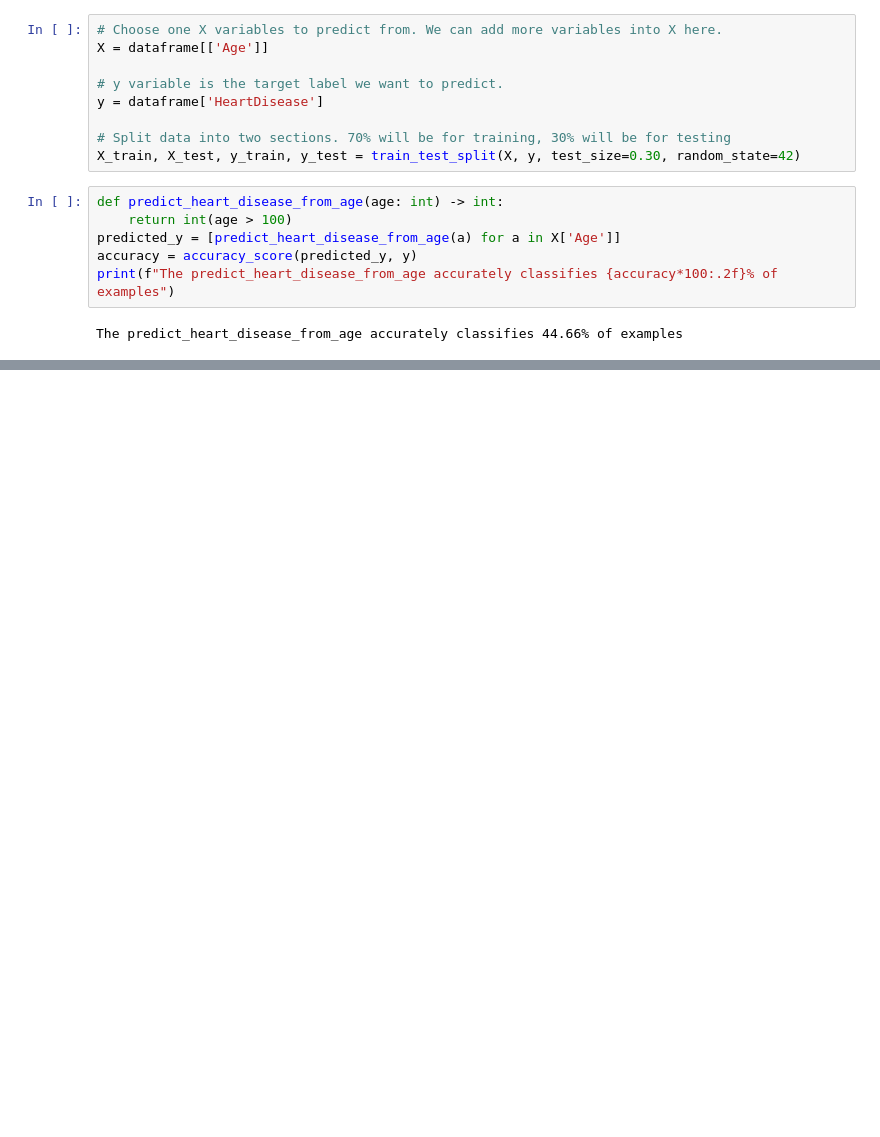
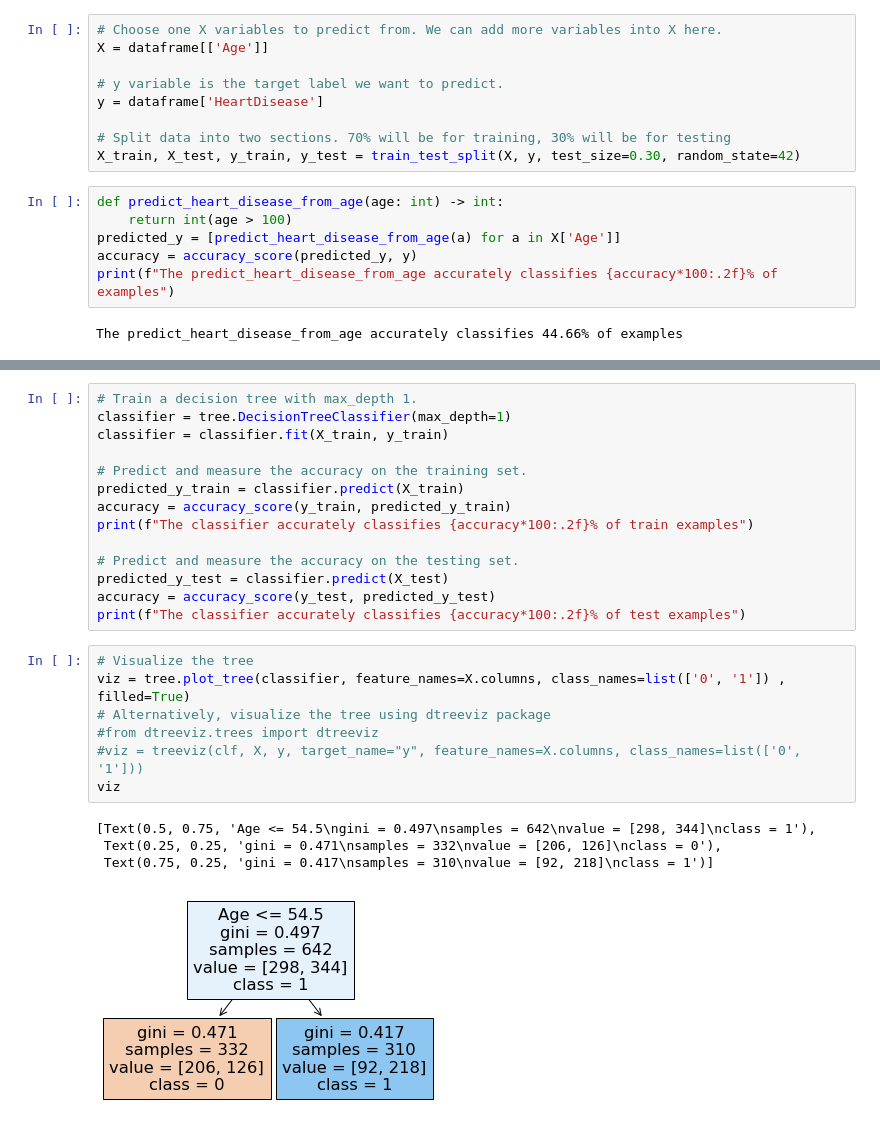
Before and after one commit to Azwadd/CS_59866, a Jupyter notebook: Homeworks/HW01.ipynb, the cells around one changed output, grey strips where cells are left out. Saved outputs shown, nothing was run; the diff lists cells and outputs as text; blank space fills up the shorter version.

```diff
--- a/Homeworks/HW01.ipynb
+++ b/Homeworks/HW01.ipynb
@@ -109,0 +126,26 @@ How would we manually create a function to solve this task for us? Try it.
+# %%
+# Train a decision tree with max_depth 1.
+classifier = tree.DecisionTreeClassifier(max_depth=1)
+classifier = classifier.fit(X_train, y_train)
+
+# Predict and measure the accuracy on the training set.
+predicted_y_train = classifier.predict(X_train)
+accuracy = accuracy_score(y_train, predicted_y_train)
+print(f"The classifier accurately classifies {accuracy*100:.2f}% of train examples")
+
+# Predict and measure the accuracy on the testing set.
+predicted_y_test = classifier.predict(X_test)
+accuracy = accuracy_score(y_test, predicted_y_test)
+print(f"The classifier accurately classifies {accuracy*100:.2f}% of test examples")
+# %%
+# Visualize the tree
+viz = tree.plot_tree(classifier, feature_names=X.columns, class_names=list(['0', '1']) , filled=True)
+# Alternatively, visualize the tree using dtreeviz package
+#from dtreeviz.trees import dtreeviz
+#viz = treeviz(clf, X, y, target_name="y", feature_names=X.columns, class_names=list(['0', '1']))
+viz
+# %% [output]
+[Text(0.5, 0.75, 'Age <= 54.5\ngini = 0.497\nsamples = 642\nvalue = [298, 344]\nclass = 1'),
+ Text(0.25, 0.25, 'gini = 0.471\nsamples = 332\nvalue = [206, 126]\nclass = 0'),
+ Text(0.75, 0.25, 'gini = 0.417\nsamples = 310\nvalue = [92, 218]\nclass = 1')]
+[figure, added]
```
Also changed, not shown: parts of 11 cells of this notebook.
